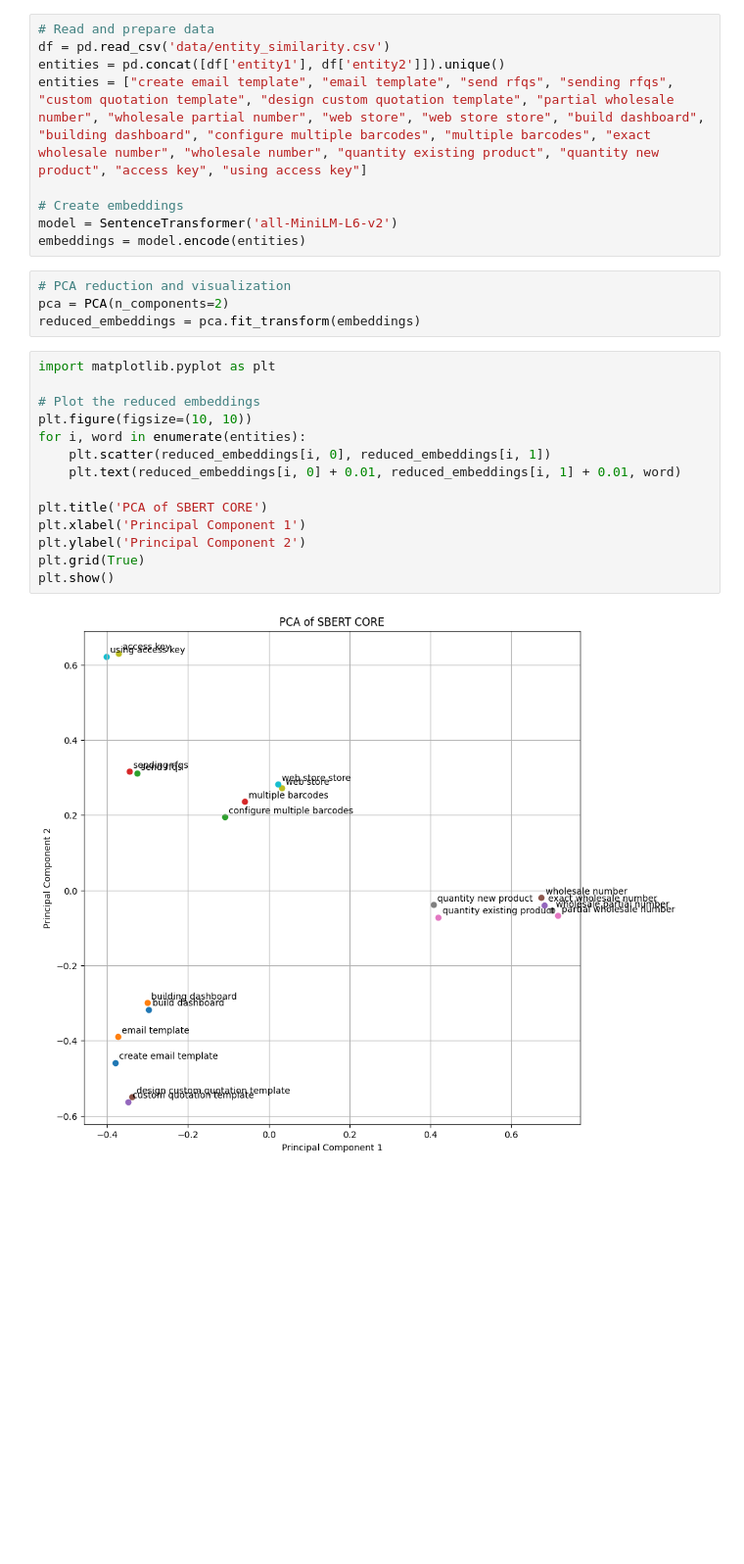
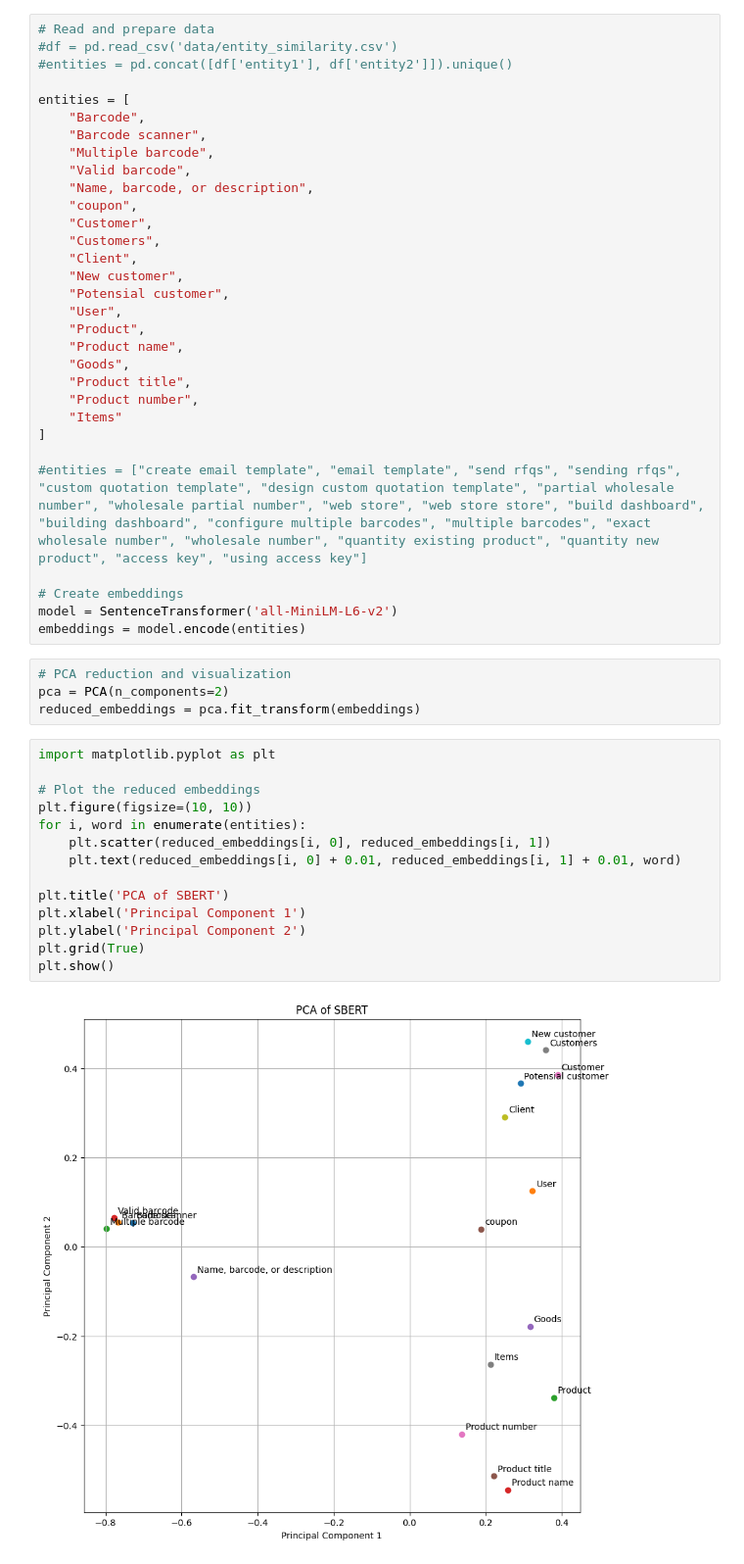
Before and after one commit to fahmisyaifudin/neo4j-requirement-rag, a Jupyter notebook: knn-entity-resolution.ipynb, the cells around one changed output. Shown at 98% size. Cells and saved outputs as stored; diff of their text form; blank space fills up the shorter version.

```diff
--- a/knn-entity-resolution.ipynb
+++ b/knn-entity-resolution.ipynb
@@ -8,9 +8,31 @@ from sklearn.decomposition import PCA
 import matplotlib.pyplot as plt
 # %%
 # Read and prepare data
-df = pd.read_csv('data/entity_similarity.csv')
-entities = pd.concat([df['entity1'], df['entity2']]).unique()
-entities = ["create email template", "email template", "send rfqs", "sending rfqs", "custom quotation template", "design custom quotation template", "partial wholesale number", "wholesale partial number", "web store", "web store store", "build dashboard", "building dashboard", "configure multiple barcodes", "multiple barcodes", "exact wholesale number", "wholesale number", "quantity existing product", "quantity new product", "access key", "using access key"]
+#df = pd.read_csv('data/entity_similarity.csv')
+#entities = pd.concat([df['entity1'], df['entity2']]).unique()
+
+entities = [
+    "Barcode",
+    "Barcode scanner",
+    "Multiple barcode",
+    "Valid barcode",
+    "Name, barcode, or description",
+    "coupon",
+    "Customer",
+    "Customers",
+    "Client",
+    "New customer",
+    "Potensial customer",
+    "User",
+    "Product",
+    "Product name",
+    "Goods",
+    "Product title",
+    "Product number",
+    "Items"
+]
+
+#entities = ["create email template", "email template", "send rfqs", "sending rfqs", "custom quotation template", "design custom quotation template", "partial wholesale number", "wholesale partial number", "web store", "web store store", "build dashboard", "building dashboard", "configure multiple barcodes", "multiple barcodes", "exact wholesale number", "wholesale number", "quantity existing product", "quantity new product", "access key", "using access key"]
 
 # Create embeddings
 model = SentenceTransformer('all-MiniLM-L6-v2')
@@ -22,16 +44,16 @@ reduced_embeddings = pca.fit_transform(embeddings)
 # %%
 import matplotlib.pyplot as plt
 
 # Plot the reduced embeddings
 plt.figure(figsize=(10, 10))
 for i, word in enumerate(entities):
     plt.scatter(reduced_embeddings[i, 0], reduced_embeddings[i, 1])
     plt.text(reduced_embeddings[i, 0] + 0.01, reduced_embeddings[i, 1] + 0.01, word)
 
-plt.title('PCA of SBERT CORE')
+plt.title('PCA of SBERT')
 plt.xlabel('Principal Component 1')
 plt.ylabel('Principal Component 2')
 plt.grid(True)
 plt.show()
 # %% [output]
-[figure, old version]
+[figure, new version]
```
Also changed, not shown: 11 other files.
